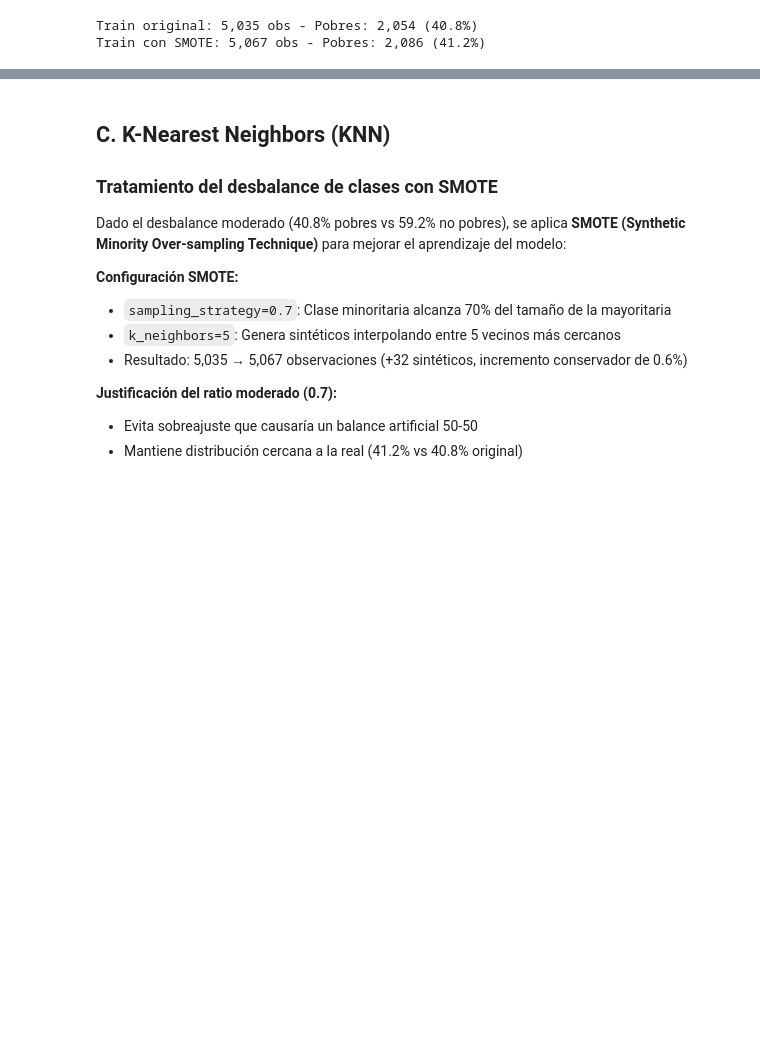
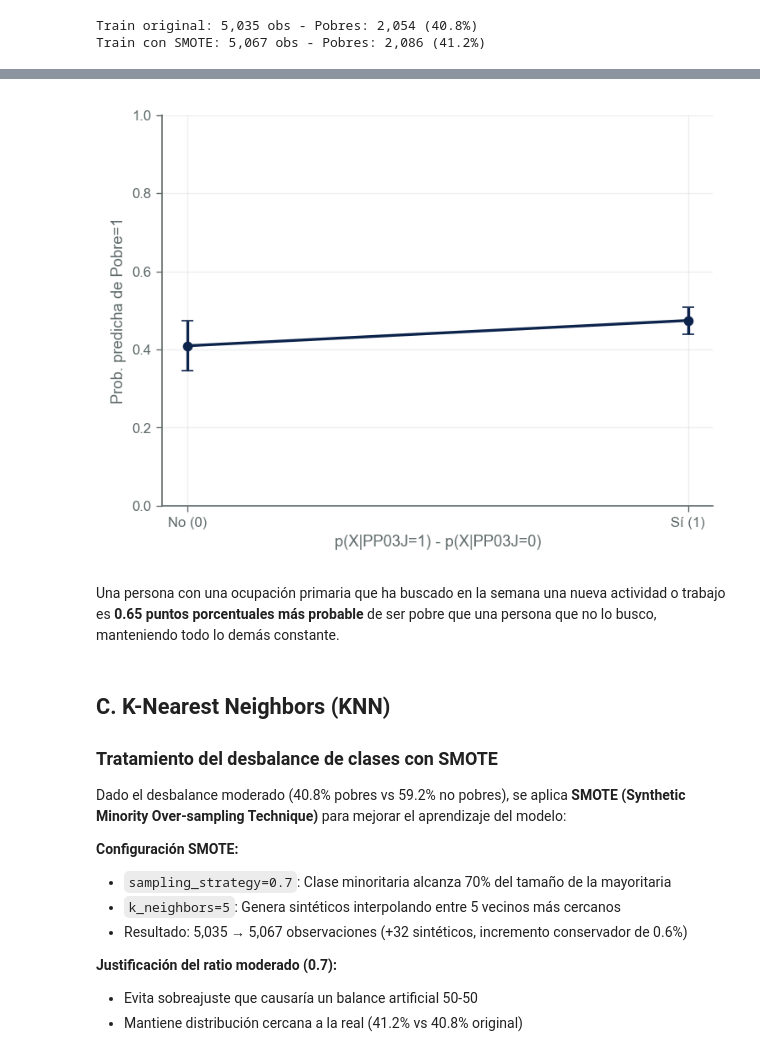
Before and after one commit to paulaleylen/BigDataUBA-Grupo10, a Jupyter notebook: TP3/Program_TP3_Grupo10.ipynb, the cells around one changed output, grey strips where cells are left out. Cells and saved outputs as stored; diff of their text form; code cells hidden in the pictures; blank space fills up the shorter version.

```diff
--- a/TP3/Program_TP3_Grupo10.ipynb
+++ b/TP3/Program_TP3_Grupo10.ipynb
@@ -310,3 +345,59 @@ Train con SMOTE: 5,067 obs - Pobres: 2,086 (41.2%)
+# %%
+# --- 0) Subsample y recodificación 1/2 -> 1/0 ---
+raw = pd.to_numeric(X_train['PP03J'], errors='coerce')
+mask = raw.isin([1, 2])
+Xb = X_train.loc[mask].copy()
+yb = y_train.loc[mask].copy()
+Xb['PP03J'] = (pd.to_numeric(Xb['PP03J'], errors='coerce') == 1).astype(int)
+
+# --- 1) Cov(beta) usando TODO el train (coherente con el ajuste) ---
+Z_full = X_train_logit                      # (n,k)
+n_full, k = Z_full.shape
+Xtilde_full = np.c_[np.ones(n_full), Z_full]
+beta_hat = np.r_[logit.intercept_.ravel(), logit.coef_.ravel()]
+p_full = logit.predict_proba(Z_full)[:, 1]
+
+# pesos "balanced" del entrenamiento (full sample)
+n0f = (y_train == 0).sum(); n1f = (y_train == 1).sum()
+w_full = np.where(y_train.values == 1, n_full/(2*n1f), n_full/(2*n0f))
+
+D_full = w_full * p_full * (1 - p_full)
+XtDX_full = Xtilde_full.T @ (D_full[:, None] * Xtilde_full)
+cov_beta = np.linalg.inv(XtDX_full)
+
+# --- 2) Márgenes en 0 y 1 (sobre el subsample) y delta method ---
+from scipy.special import expit
+
+def pred_and_grad(value):
+    Xv = Xb.copy(); Xv['PP03J'] = value
+    Zv = scaler_logit.transform(Xv)          # usa el MISMO scaler del ajuste
+    Xtv = np.c_[np.ones(len(Xv)), Zv]
+    pv = expit(Xtv @ beta_hat)
+    pred = pv.mean()
+    grad_bar = ((pv*(1-pv))[:, None] * Xtv).mean(axis=0)
+    return pred, grad_bar
+
+pred0, g0 = pred_and_grad(0)
+pred1, g1 = pred_and_grad(1)
+se0 = float(np.sqrt(g0 @ cov_beta @ g0))
+se1 = float(np.sqrt(g1 @ cov_beta @ g1))
+
+# --- 3) Plot tidy entre 0 y 1 ---
+marg = pd.DataFrame({'PP03J':[0,1],'pred':[pred0,pred1],'se':[se0,se1]})
+fig, ax = plt.subplots(figsize=(7,5))
+ax.errorbar(marg['PP03J'], marg['pred'],
+            yerr=1.96*marg['se'], fmt='o-', capsize=4, lw=2, ms=6)
+ax.set_xticks([0,1], ['No (0)', 'Sí (1)'])
+ax.set_xlabel('p(X|PP03J=1) - p(X|PP03J=0)')  # <- etiqueta genérica
+ax.set_ylabel('Prob. predicha de Pobre=1')
+ax.set_ylim(0, 1)                 # <- acota eje Y
+ax.grid(alpha=0.2)
+plt.savefig('graficos/margins_PP03J_binario_delta.png', dpi=120, bbox_inches='tight')
+plt.show()
+# %% [output]
+[figure, added]
+# %% [markdown]
+Una persona con una ocupación primaria que ha buscado en la semana una nueva actividad o trabajo es **0.65 puntos porcentuales más probable** de ser pobre que una persona que no lo busco, manteniendo todo lo demás constante.
 # %% [markdown]
 ## C. K-Nearest Neighbors (KNN)
 
```
Also changed, not shown: parts of 8 cells of this notebook, 4 other files.
